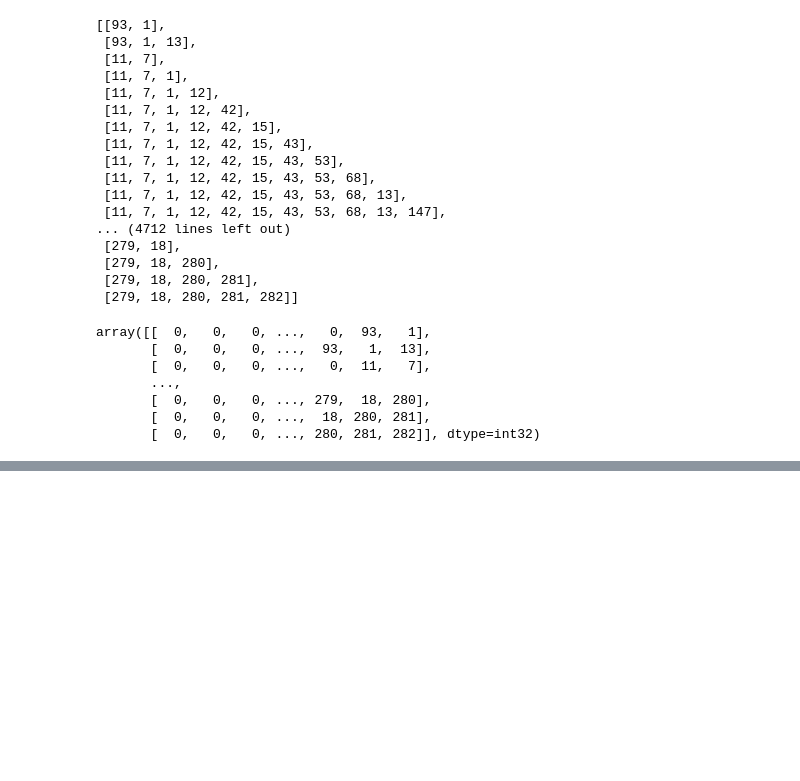
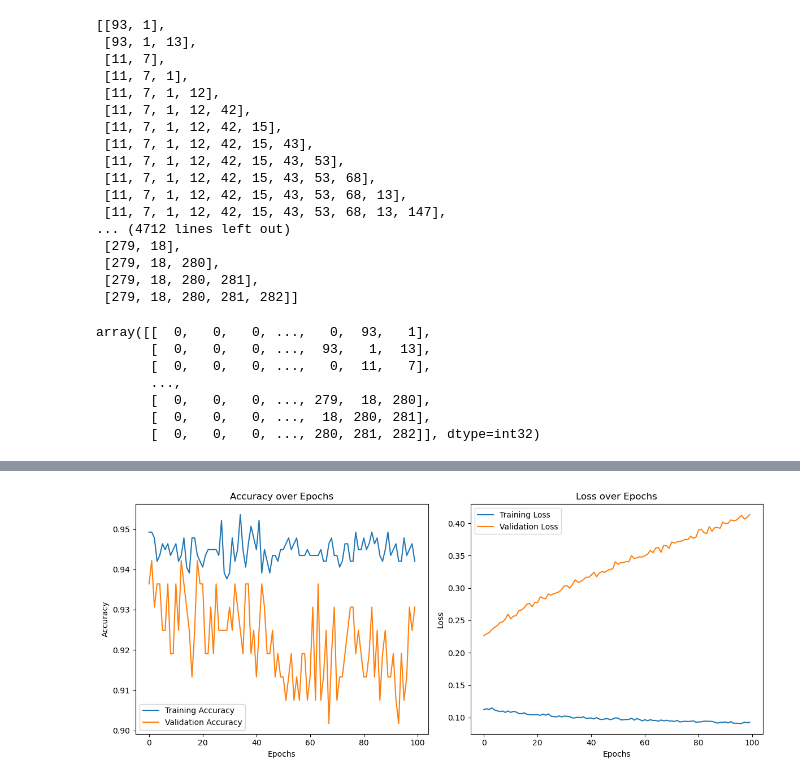
Before and after one commit to AyushVaZe67/Deep-Learning, a Jupyter notebook: Learning/LSTM/Next-Word-Predictor-LSTM.ipynb, the cells around one changed output, grey strips where cells are left out. Saved outputs shown, nothing was run; the diff lists cells and outputs as text; code cells hidden in the pictures; blank space fills up the shorter version.

```diff
--- a/Learning/LSTM/Next-Word-Predictor-LSTM.ipynb
+++ b/Learning/LSTM/Next-Word-Predictor-LSTM.ipynb
@@ -191,0 +212,3 @@ array([  1,  13,   7,   1,  12,  42,  15,  43,  53,  68,  13, 147, 148,
+# %%
+from tensorflow.keras.utils import to_categorical
+y = to_categorical(y,num_classes=283)
@@ -191,0 +246,7 @@ array([  1,  13,   7,   1,  12,  42,  15,  43,  53,  68,  13, 147, 148,
+# %%
+model = Sequential()
+model.add(Embedding(283,100,input_shape=(56,)))
+model.add(LSTM(150))
+model.add(Dense(283,activation='softmax'))
+# %%
+model.compile(loss='categorical_crossentropy',optimizer='adam',metrics=['accuracy'])
@@ -191,0 +269,2 @@ array([  1,  13,   7,   1,  12,  42,  15,  43,  53,  68,  13, 147, 148,
+# %%
+history = model.fit(X,y,epochs=100,validation_split=0.2)
@@ -191,0 +289,27 @@ array([  1,  13,   7,   1,  12,  42,  15,  43,  53,  68,  13, 147, 148,
+# %%
+import matplotlib.pyplot as plt
+
+# Plot Accuracy
+plt.figure(figsize=(12, 5))
+
+plt.subplot(1, 2, 1)  # (rows, columns, plot_number)
+plt.plot(history.history['accuracy'], label='Training Accuracy')
+plt.plot(history.history['val_accuracy'], label='Validation Accuracy')
+plt.title('Accuracy over Epochs')
+plt.xlabel('Epochs')
+plt.ylabel('Accuracy')
+plt.legend()
+
+# Plot Loss
+plt.subplot(1, 2, 2)
+plt.plot(history.history['loss'], label='Training Loss')
+plt.plot(history.history['val_loss'], label='Validation Loss')
+plt.title('Loss over Epochs')
+plt.xlabel('Epochs')
+plt.ylabel('Loss')
+plt.legend()
+
+plt.tight_layout()
+plt.show()
+# %% [output]
+[figure, added]
```
Also changed, not shown: parts of 17 cells of this notebook.
